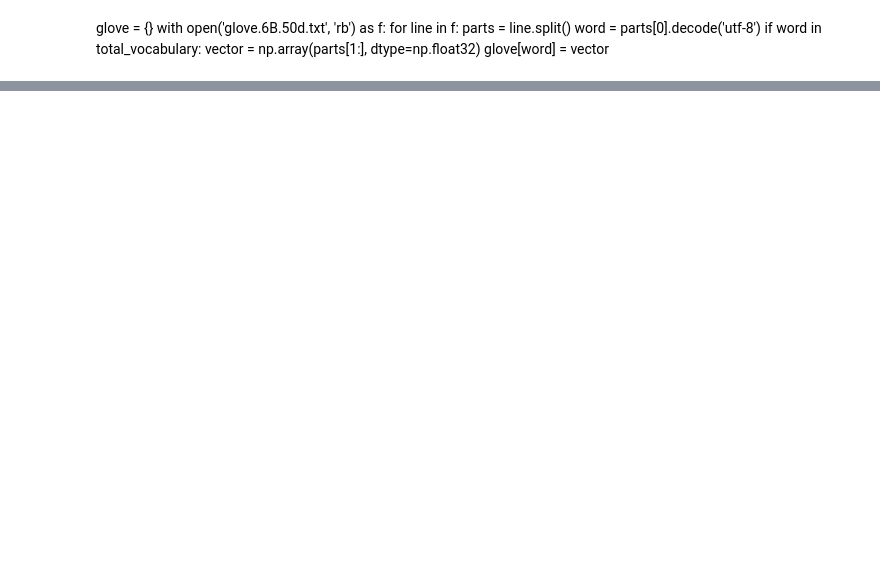
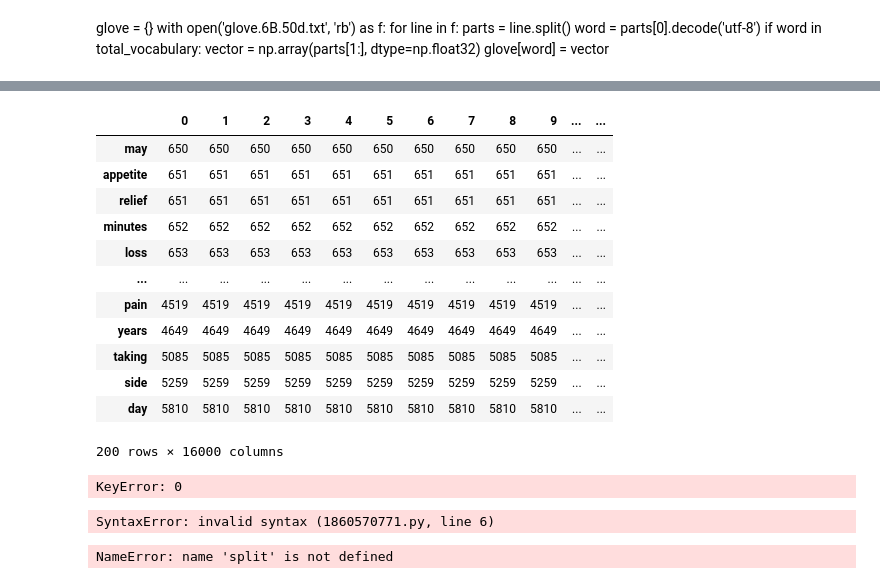
Before and after one commit to jmarksk/DrugReviewAnalysis, a Jupyter notebook: drugReviews.ipynb, the cells around one changed output, grey strips where cells are left out. Saved outputs shown, nothing was run; the diff lists cells and outputs as text; code cells hidden in the pictures; blank space fills up the shorter version.

```diff
--- a/drugReviews.ipynb
+++ b/drugReviews.ipynb
@@ -293,0 +435,2 @@ with open('glove.6B.50d.txt', 'rb') as f:
+# %%
+df200 =dft.sort_values(by= 0, axis = 0).tail(200)
@@ -293,0 +445,16 @@ with open('glove.6B.50d.txt', 'rb') as f:
+# %%
+df200
+# %% [output]
+|  | 0 | 1 | 2 | 3 | 4 | 5 | 6 | 7 | 8 | 9 | ... | ... |
+| may | 650 | 650 | 650 | 650 | 650 | 650 | 650 | 650 | 650 | 650 | ... | ... |
+| appetite | 651 | 651 | 651 | 651 | 651 | 651 | 651 | 651 | 651 | 651 | ... | ... |
+| relief | 651 | 651 | 651 | 651 | 651 | 651 | 651 | 651 | 651 | 651 | ... | ... |
+| minutes | 652 | 652 | 652 | 652 | 652 | 652 | 652 | 652 | 652 | 652 | ... | ... |
+| loss | 653 | 653 | 653 | 653 | 653 | 653 | 653 | 653 | 653 | 653 | ... | ... |
+| ... | ... | ... | ... | ... | ... | ... | ... | ... | ... | ... | ... | ... |
+| pain | 4519 | 4519 | 4519 | 4519 | 4519 | 4519 | 4519 | 4519 | 4519 | 4519 | ... | ... |
+| years | 4649 | 4649 | 4649 | 4649 | 4649 | 4649 | 4649 | 4649 | 4649 | 4649 | ... | ... |
+| taking | 5085 | 5085 | 5085 | 5085 | 5085 | 5085 | 5085 | 5085 | 5085 | 5085 | ... | ... |
+| side | 5259 | 5259 | 5259 | 5259 | 5259 | 5259 | 5259 | 5259 | 5259 | 5259 | ... | ... |
+| day | 5810 | 5810 | 5810 | 5810 | 5810 | 5810 | 5810 | 5810 | 5810 | 5810 | ... | ... |
+200 rows × 16000 columns
@@ -293,0 +468,17 @@ with open('glove.6B.50d.txt', 'rb') as f:
+# %%
+df.sort_values(by= 0, axis = 0)
+# %% [output]
+KeyError: 0
+# %%
+largest={}
+for i in df.columns:
+    if len(largest)<200 :
+        largest[i]=df[i][0]
+    elif df[i][0]> min(list(largest.values())
+        largest[i]=df[i][0]
+# %% [output]
+SyntaxError: invalid syntax (1860570771.py, line 6)
+# %%
+dir(split)
+# %% [output]
+NameError: name 'split' is not defined
```
Also changed, not shown: parts of 97 cells of this notebook.
